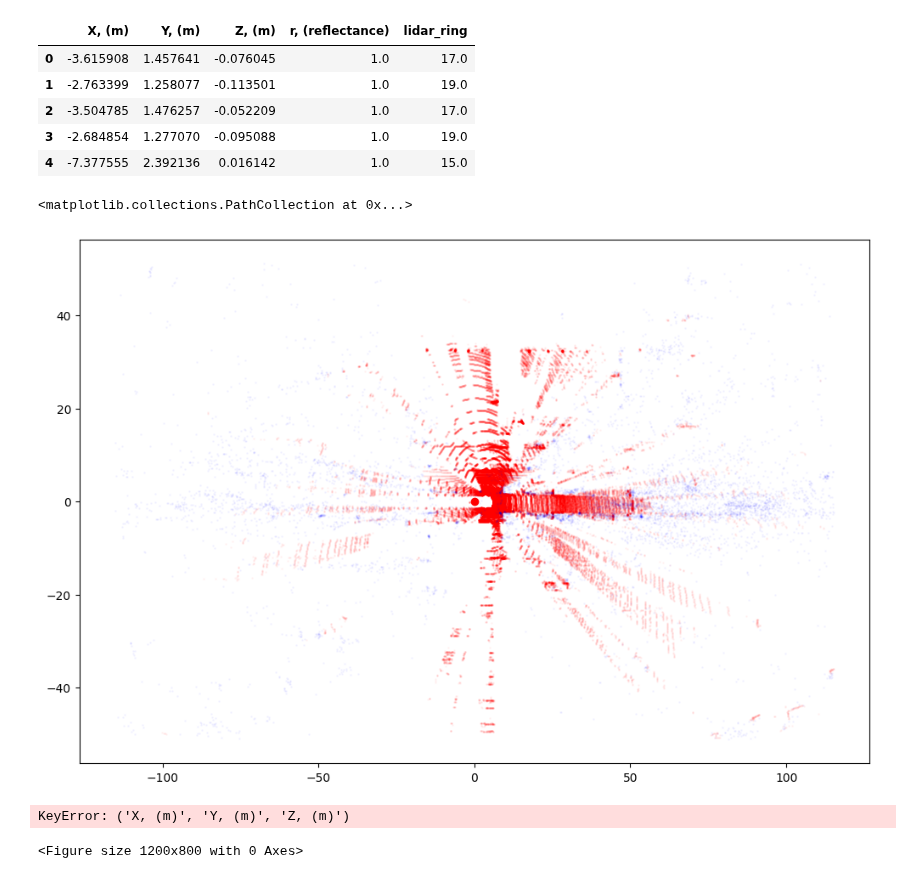
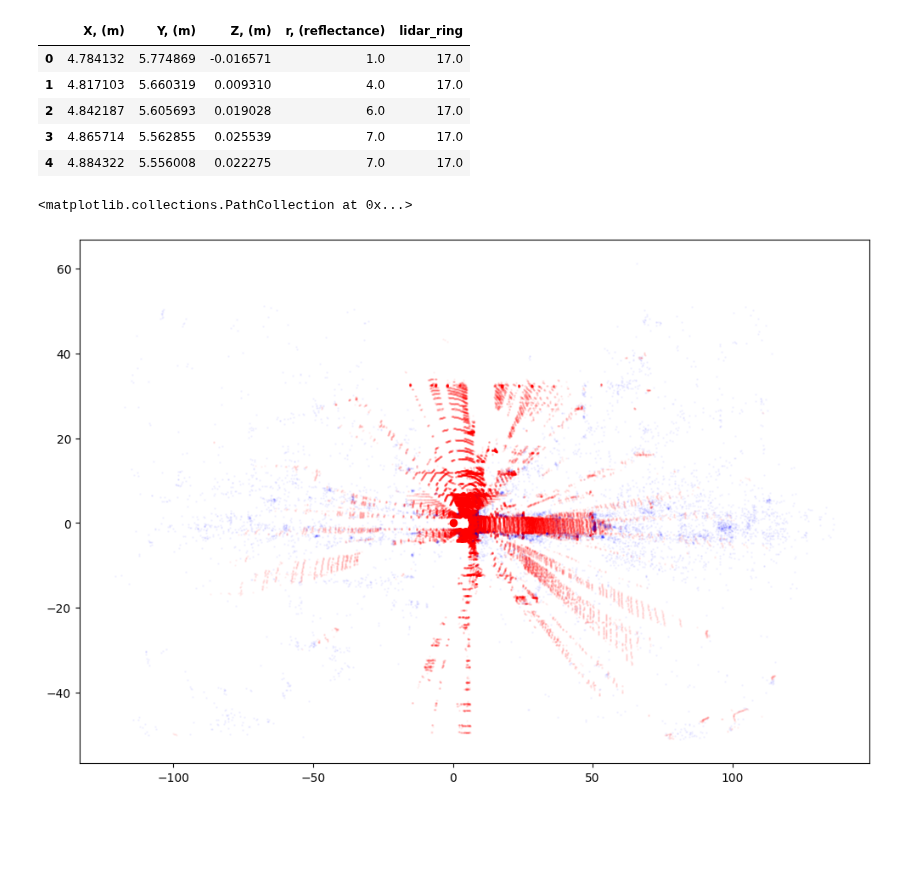
Before and after one commit to ArTiK13/radar_data, a Jupyter notebook: notebooks/visualisation.ipynb, the cells around one changed output. Cells and saved outputs as stored; diff of their text form; code cells hidden in the pictures; blank space fills up the shorter version.

Commit message:
fiw notebook visualisation

```diff
--- a/notebooks/visualisation.ipynb
+++ b/notebooks/visualisation.ipynb
@@ -6,20 +7,20 @@ import json
 # %%
-a = pd.read_csv("../data/processed data/lidar_data_20.csv")
-b = pd.read_csv("../data/processed data/radar_data_20.csv")
+lidar_data = pd.read_csv("../data/processed data/lidar_data_20.csv")
+radar_data = pd.read_csv("../data/processed data/radar_data_20.csv")
 # %%
-a.head()
+lidar_data.head()
 # %% [output]
 |  | X, (m) | Y, (m) | Z, (m) | r, (reflectance) | lidar_ring |
-| 0 | -3.615908 | 1.457641 | -0.076045 | 1.0 | 17.0 |
-| 1 | -2.763399 | 1.258077 | -0.113501 | 1.0 | 19.0 |
-| 2 | -3.504785 | 1.476257 | -0.052209 | 1.0 | 17.0 |
-| 3 | -2.684854 | 1.277070 | -0.095088 | 1.0 | 19.0 |
-| 4 | -7.377555 | 2.392136 | 0.016142 | 1.0 | 15.0 |
+| 0 | 4.784132 | 5.774869 | -0.016571 | 1.0 | 17.0 |
+| 1 | 4.817103 | 5.660319 | 0.009310 | 4.0 | 17.0 |
+| 2 | 4.842187 | 5.605693 | 0.019028 | 6.0 | 17.0 |
+| 3 | 4.865714 | 5.562855 | 0.025539 | 7.0 | 17.0 |
+| 4 | 4.884322 | 5.556008 | 0.022275 | 7.0 | 17.0 |
 # %%
 plt.figure(figsize=(12, 8))
-plt.scatter(a["X, (m)"], a["Y, (m)"], s=1, alpha=0.03, c="red")
-plt.scatter(b["X, (m)"], b["Y, (m)"], s=1, alpha=0.03, c="blue")
+plt.scatter(lidar_data["X, (m)"], lidar_data["Y, (m)"], s=1, alpha=0.03, c="red")
+plt.scatter(radar_data["X, (m)"], radar_data["Y, (m)"], s=1, alpha=0.03, c="blue")
 plt.scatter(0, 0, c="red")
 # %% [output]
 <matplotlib.collections.PathCollection at 0x...>
-[figure, old version]
+[figure, new version]
@@ -30,11 +27,2 @@ import plotly.express as px
-# %%
-plt.figure(figsize=(12, 8))
-fig = px.scatter_3d(
-    a["X, (m)", "Y, (m)", "Z, (m)"],
-)
-fig.show()
-# %% [output]
-KeyError: ('X, (m)', 'Y, (m)', 'Z, (m)')
-<Figure size 1200x800 with 0 Axes>
 # %%
 import matplotlib.animation as animation
```
Also changed, not shown: parts of 4 cells of this notebook.
